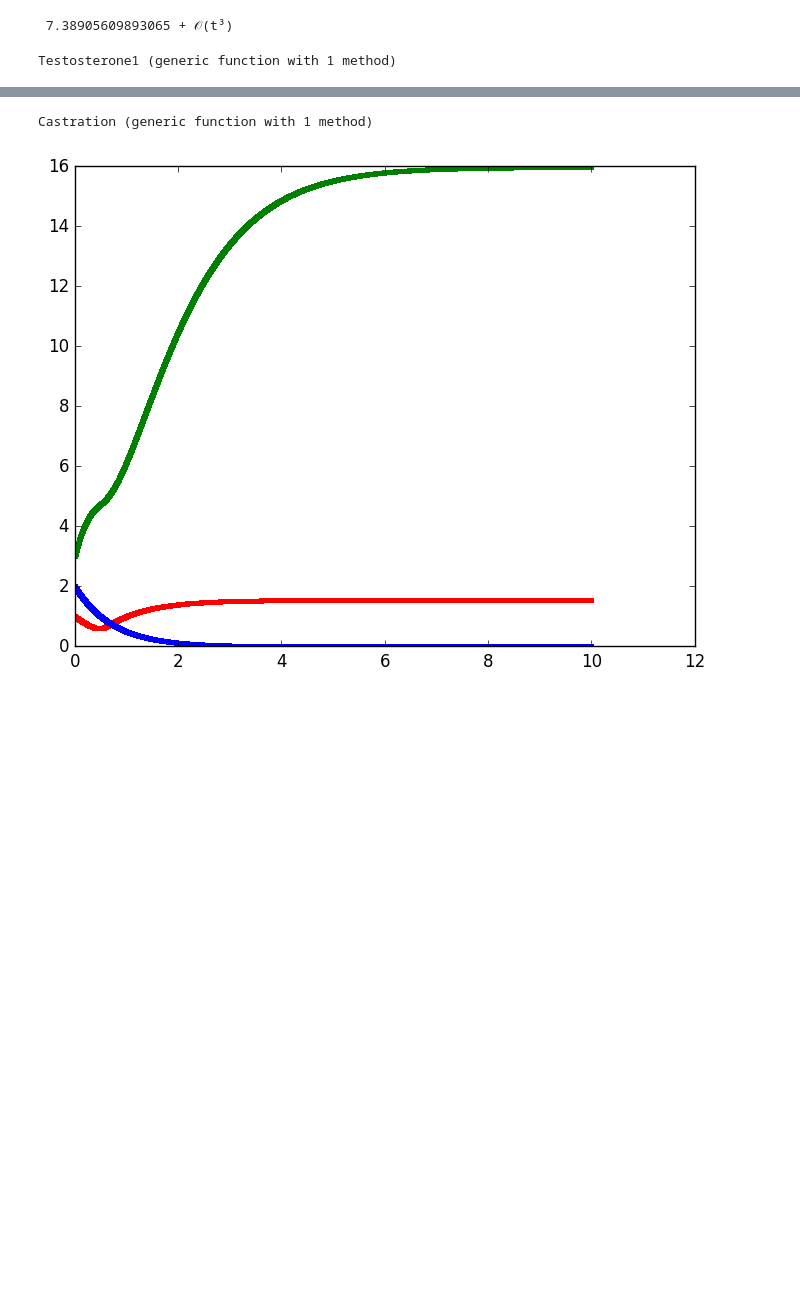
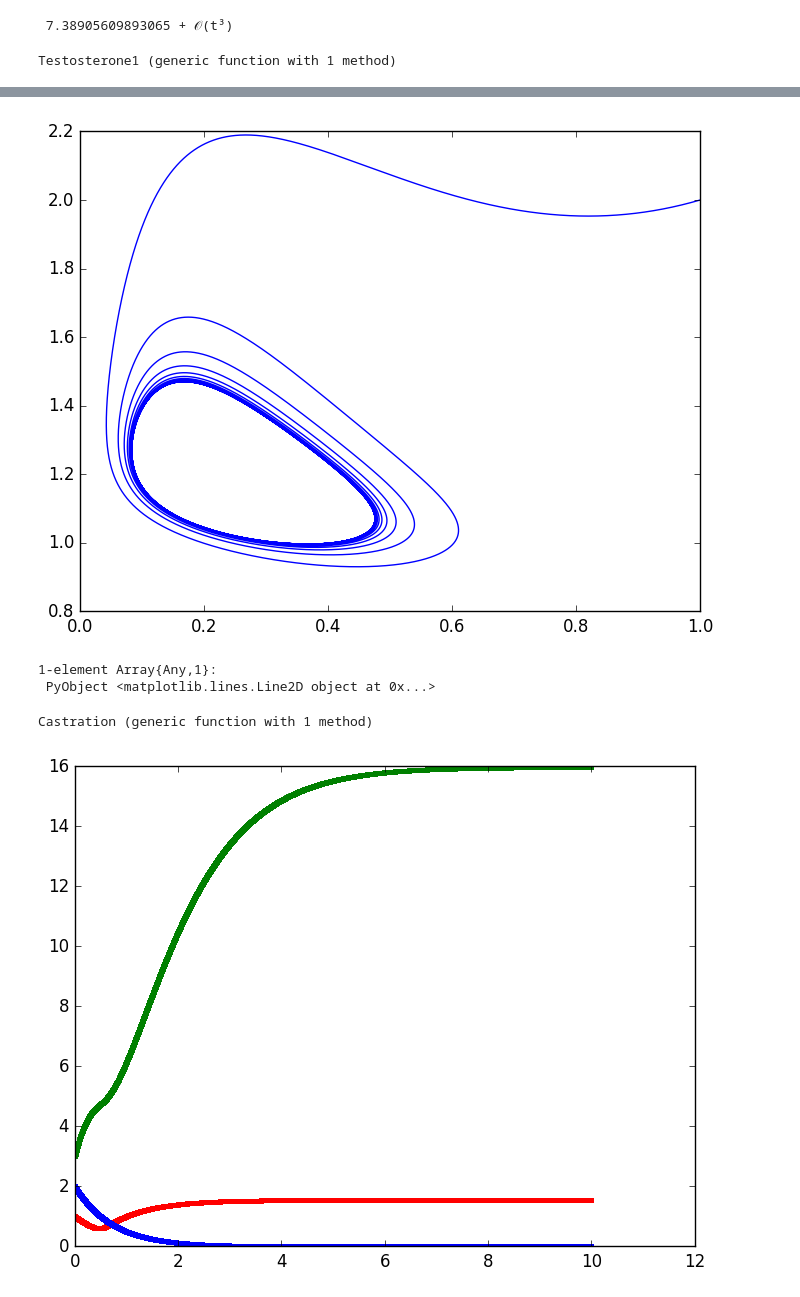
Before and after one commit to YazSant/ProyectoTSFC, a Jupyter notebook: Proyecto.ipynb, the cells around one changed output, grey strips where cells are left out. Drawn from its saved outputs; the diff is of its cells as text; code cells hidden in the pictures; blank space fills up the shorter version.

```diff
--- a/Proyecto.ipynb
+++ b/Proyecto.ipynb
@@ -135,3 +191,9 @@ plot(L,R)
+# %%
+plot(R,T)
+# %% [output]
+[figure, added]
+1-element Array{Any,1}:
+ PyObject <matplotlib.lines.Line2D object at 0x...>
 # %%
 function Castration(R0::Number,T0::Number,L0::Number,p::Number,t0::Number,tf::Number)
     b1=1.29
```
Also changed, not shown: parts of 17 cells of this notebook.
